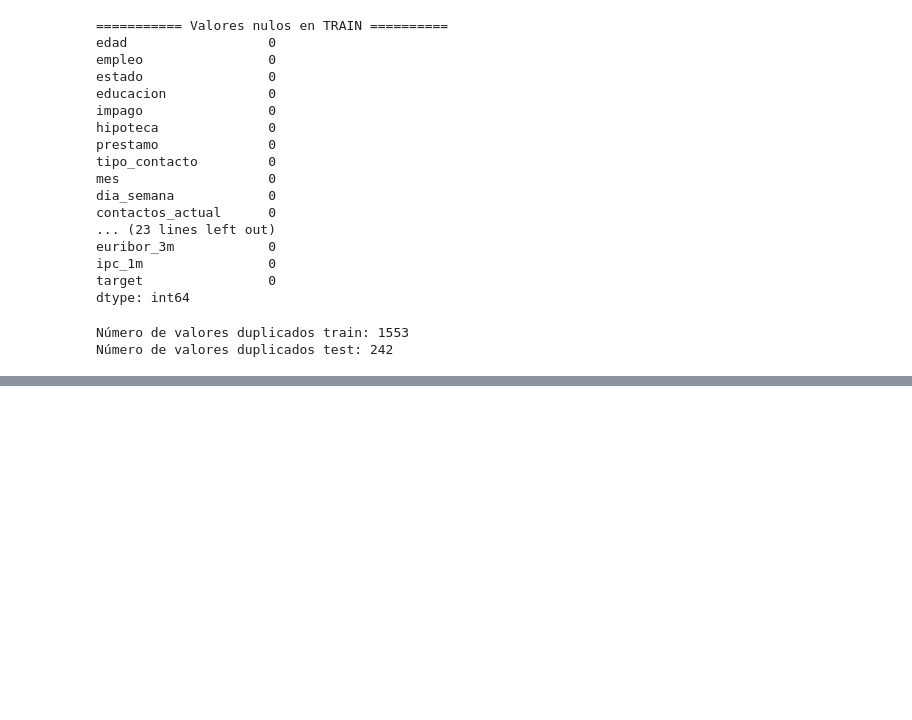
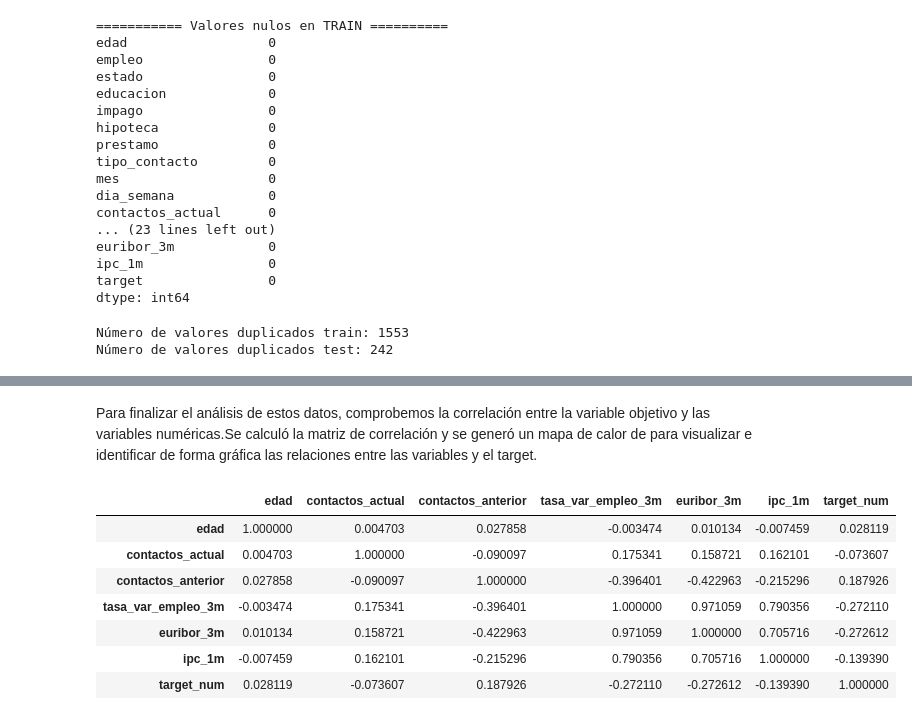
Before and after one commit to Geovart/Machine-learning-project-for-contract-prediction, a Jupyter notebook: notebook/Proyecto-prediccion-contratos.ipynb, the cells around one changed output, grey strips where cells are left out. Drawn from its saved outputs; the diff is of its cells as text; code cells hidden in the pictures; blank space fills up the shorter version.

```diff
--- a/notebook/Proyecto-prediccion-contratos.ipynb
+++ b/notebook/Proyecto-prediccion-contratos.ipynb
@@ -143,0 +219,17 @@ Número de valores duplicados test: 242
+# %% [markdown]
+Para finalizar el análisis de estos datos, comprobemos la correlación entre la variable objetivo y las variables numéricas.Se calculó la matriz de correlación y se generó un mapa de calor de para visualizar e identificar de forma gráfica las relaciones entre las variables y el target.
+# %%
+# Convertir target a numérico para análisis
+data_train['target_num'] = data_train['target'].map({'yes': 1, 'no': 0})
+data_test['target_num'] = data_test['target'].map({'yes': 1, 'no': 0})
+# Ahora calculamos la correlación de todas las numéricas con el target
+data_train.select_dtypes(include = 'number').corr()
+# %% [output]
+|  | edad | contactos_actual | contactos_anterior | tasa_var_empleo_3m | euribor_3m | ipc_1m | target_num |
+| edad | 1.000000 | 0.004703 | 0.027858 | -0.003474 | 0.010134 | -0.007459 | 0.028119 |
+| contactos_actual | 0.004703 | 1.000000 | -0.090097 | 0.175341 | 0.158721 | 0.162101 | -0.073607 |
+| contactos_anterior | 0.027858 | -0.090097 | 1.000000 | -0.396401 | -0.422963 | -0.215296 | 0.187926 |
+| tasa_var_empleo_3m | -0.003474 | 0.175341 | -0.396401 | 1.000000 | 0.971059 | 0.790356 | -0.272110 |
+| euribor_3m | 0.010134 | 0.158721 | -0.422963 | 0.971059 | 1.000000 | 0.705716 | -0.272612 |
+| ipc_1m | -0.007459 | 0.162101 | -0.215296 | 0.790356 | 0.705716 | 1.000000 | -0.139390 |
+| target_num | 0.028119 | -0.073607 | 0.187926 | -0.272110 | -0.272612 | -0.139390 | 1.000000 |
```
Also changed, not shown: parts of 21 cells of this notebook.
